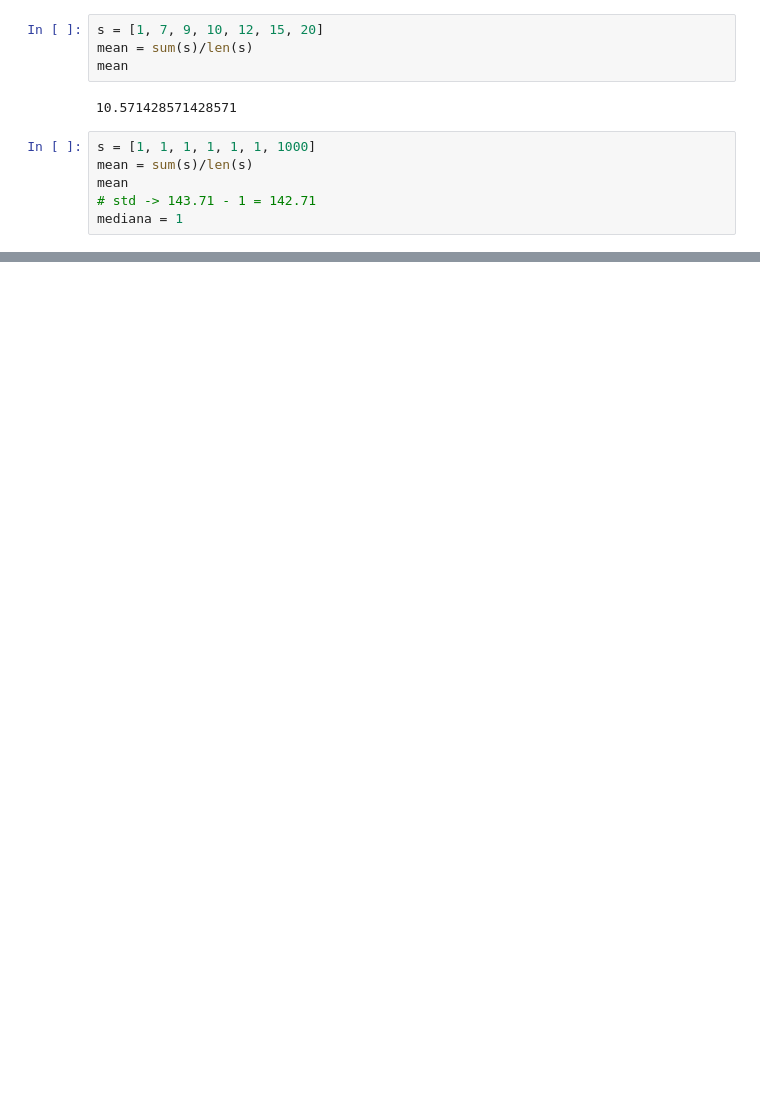
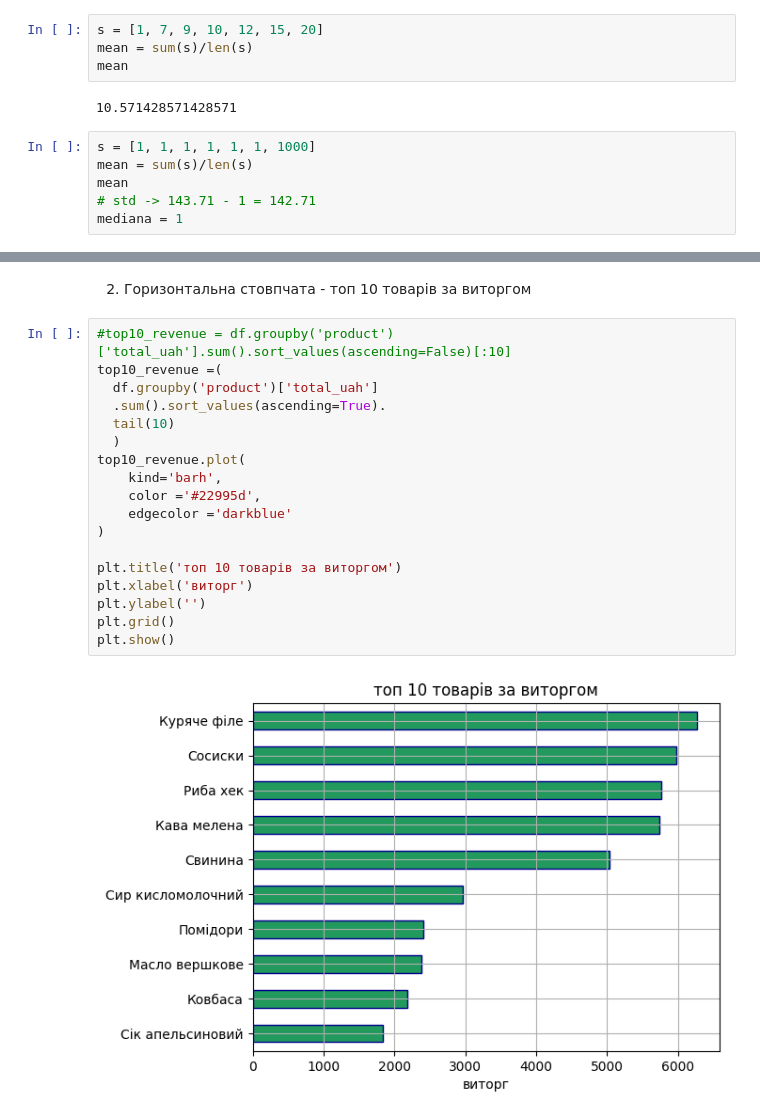
Before and after one commit to edik06031-rgb/DTA_2026, a Jupyter notebook: project_store_sales_analysis/store_sales_analysis.ipynb, the cells around one changed output, grey strips where cells are left out. Drawn from its saved outputs; the diff is of its cells as text; blank space fills up the shorter version.

```diff
--- a/project_store_sales_analysis/store_sales_analysis.ipynb
+++ b/project_store_sales_analysis/store_sales_analysis.ipynb
@@ -499,0 +656,22 @@ KeyError: "Column(s) ['is_big_purhase'] do not exist"
+# %% [markdown]
+2. Горизонтальна стовпчата - топ 10 товарів за виторгом
+# %%
+#top10_revenue = df.groupby('product')['total_uah'].sum().sort_values(ascending=False)[:10]
+top10_revenue =(
+  df.groupby('product')['total_uah']
+  .sum().sort_values(ascending=True).
+  tail(10)
+  )
+top10_revenue.plot(
+    kind='barh',
+    color ='#22995d',
+    edgecolor ='darkblue'
+)
+
+plt.title('топ 10 товарів за виторгом')
+plt.xlabel('виторг')
+plt.ylabel('')
+plt.grid()
+plt.show()
+# %% [output]
+[figure, added]
```
Also changed, not shown: parts of 118 cells of this notebook.
